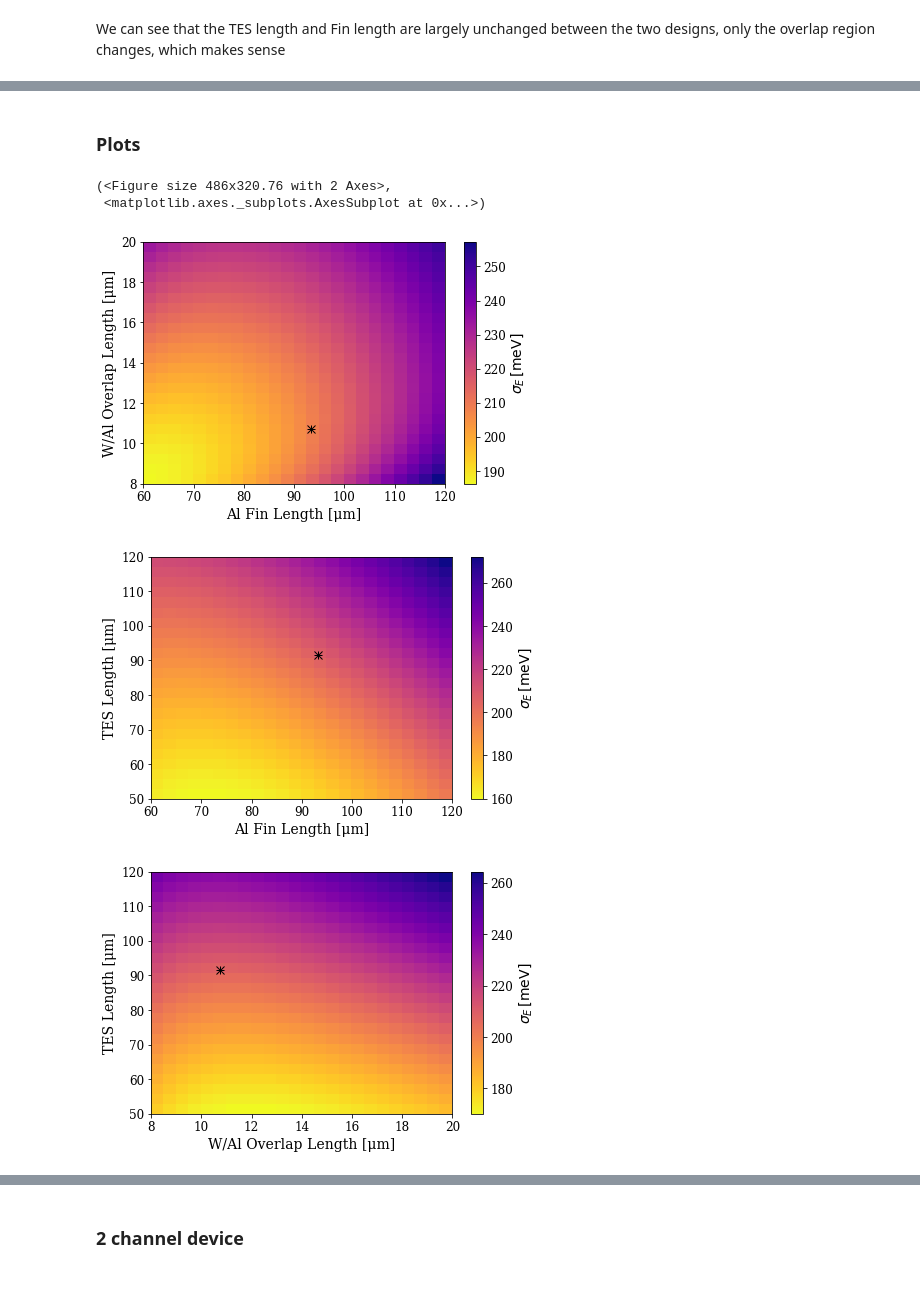
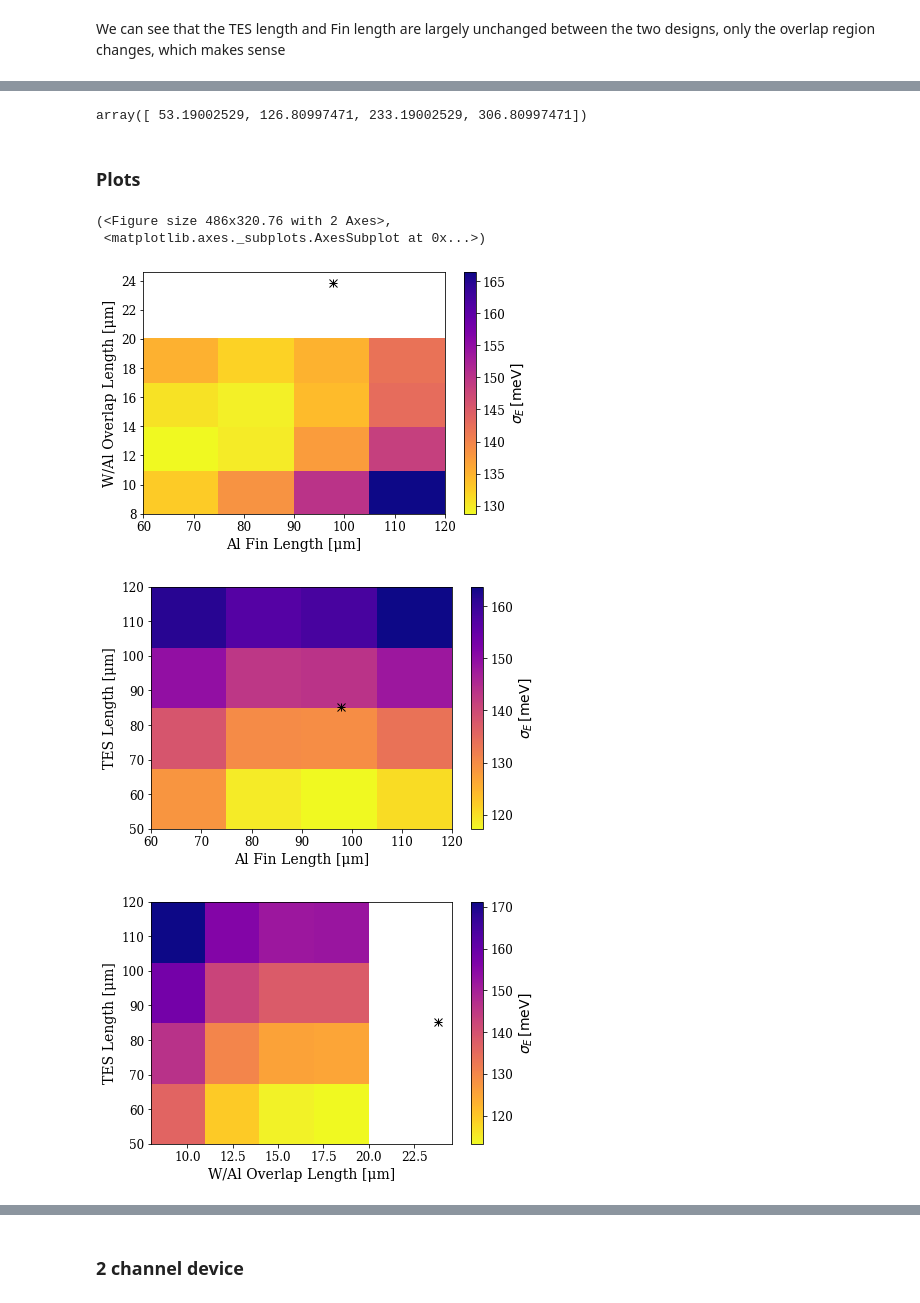
Before and after one commit to cwfink/cm_det_opt, a Jupyter notebook: 4_percent_cov.ipynb, the cells around one changed output, grey strips where cells are left out. Drawn from its saved outputs; the diff is of its cells as text; code cells hidden in the pictures.

```diff
--- a/4_percent_cov.ipynb
+++ b/4_percent_cov.ipynb
@@ -102,21 +104,25 @@ We can see that the TES length and Fin length are largely unchanged between the
+# %%
+dark.utils.calc_angles(det_opt_1)
+# %% [output]
+array([ 53.19002529, 126.80997471, 233.19002529, 306.80997471])
 # %% [markdown]
 ### Plots
 # %%
-n = 25
+n = 5
 
 l = np.linspace(50e-6, 120e-6, n)
 l_f = np.linspace(60e-6, 120e-6, n)
 l_overlap = np.linspace(8e-6, 20e-6, n)
 
 plot.plot_loverlap_vs_lfin(l_overlap, l_f, det_opt_1, val='energy')
 plot.plot_ltes_vs_lfin(l, l_f, det_opt_1, val='energy')
 plot.plot_ltes_vs_loverlap(l, l_overlap, det_opt_1, val='energy')
 
 
 plot.plot_ltes_vs_lfin(l, l_f, det_opt_1, val='al')
 # %% [output]
 (<Figure size 486x320.76 with 2 Axes>,
  <matplotlib.axes._subplots.AxesSubplot at 0x...>)
-[figure, old version]
+[figure, new version]
-[figure, old version]
+[figure, new version]
-[figure, old version]
+[figure, new version]
```
Also changed, not shown: parts of 3 cells of this notebook.
